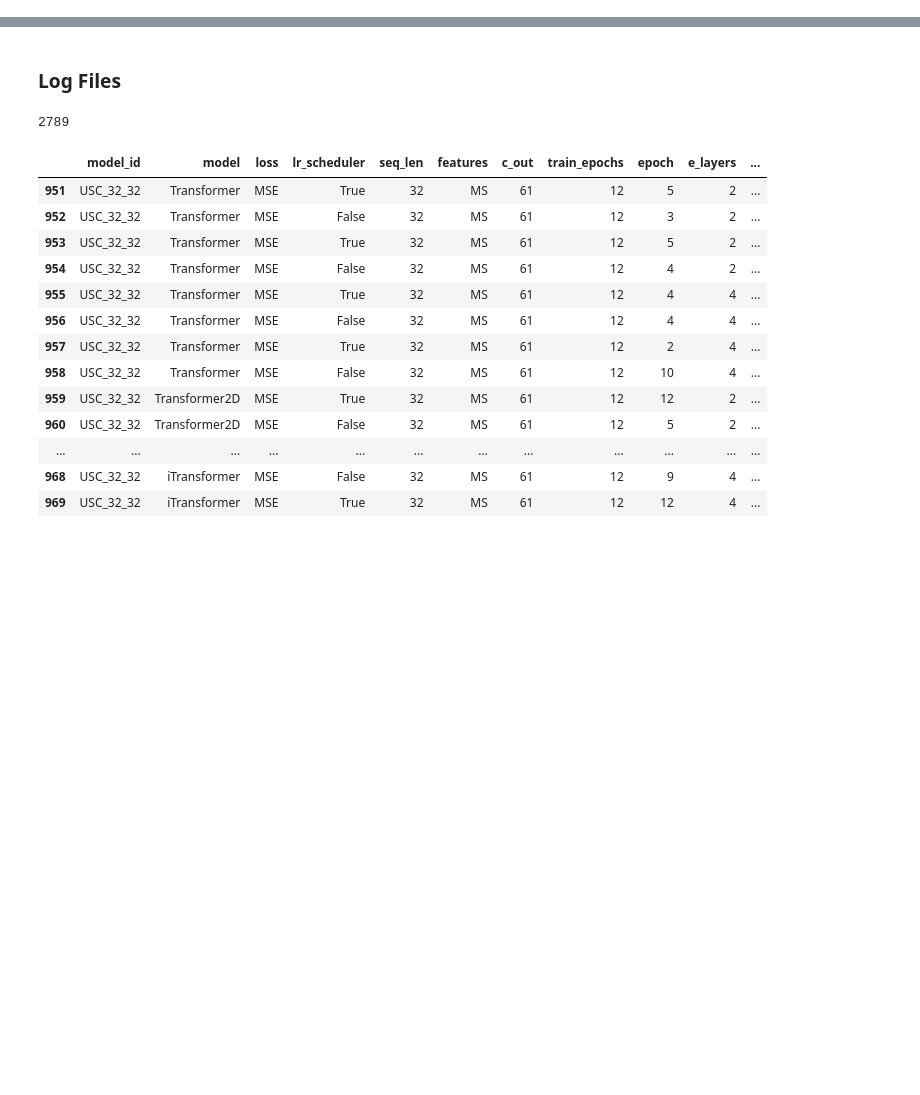
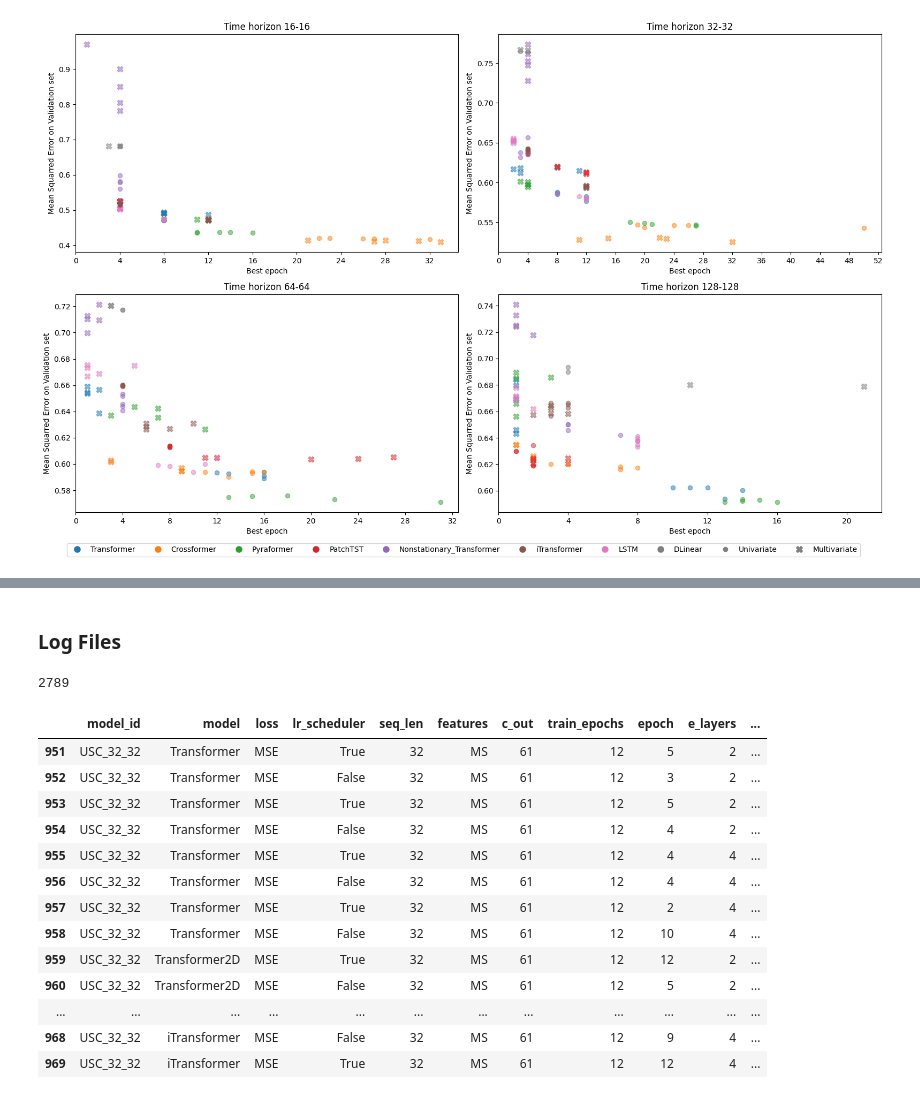
Before and after one commit to arnaud-odet/Time-Series-Library, a Jupyter notebook: results.ipynb, the cells around one changed output, grey strips where cells are left out. Saved outputs shown, nothing was run; the diff lists cells and outputs as text; code cells hidden in the pictures; blank space fills up the shorter version.

Commit message:
Advances in result presentation

```diff
--- a/results.ipynb
+++ b/results.ipynb
@@ -12,3 +14,8 @@ import seaborn as sns
 from types import SimpleNamespace
 from data_provider.data_factory import data_provider
 from utils.log_reader import ResultReader , BaselineScorer, latex_display_table_with_std, highlight_values, CALMIP_START_INDEX
+# %%
+PRUNING_PATH = Path('./pruning/')
+PR_RESULT_FIG_PATH = Path('../Collective_behavior/latex/presentations/model_ths.png')
+TE_RESULT_FIG_PATH = Path('../Collective_behavior/latex/presentations/ths_ft.png')
+TAB_COMP_PATH = Path('../Collective_behavior/latex/presentations/tab_comp.tex')
@@ -16,0 +57,9 @@ from utils.log_reader import ResultReader , BaselineScorer, latex_display_table_
+# %%
+def find_top_k_exps(pruning_logs, k : int = 3):
+    ldf = pruning_logs.sort_values('best_val_score').copy()
+    inds = []
+    for th in ldf['seq_len'].unique() :
+        for ft in ldf['features'].unique() :
+            for model in ldf['model'].unique():
+                inds += ldf[(ldf['model'] == model) & (ldf['seq_len'] == th) & (ldf['features'] == ft)].iloc[:k].index.tolist()
+    return inds
@@ -16,0 +222,6 @@ from utils.log_reader import ResultReader , BaselineScorer, latex_display_table_
+# %%
+training_logs, pruning_logs, testing_logs = read_logs(pr_ids=list(range(1,17)))
+# training_logs, pruning_logs, testing_logs = read_logs()
+
+test_results = process_test_logs(testing_logs)
+best_exps = find_top_k_exps(pruning_logs=pruning_logs)
@@ -16,0 +462,4 @@ from utils.log_reader import ResultReader , BaselineScorer, latex_display_table_
+# %%
+plot_pruning_results(pruning_logs=pruning_logs, top_k = 5, save_plot=True)
+# %% [output]
+[figure, added]
```
Also changed, not shown: parts of 31 cells of this notebook, 4 other files.
